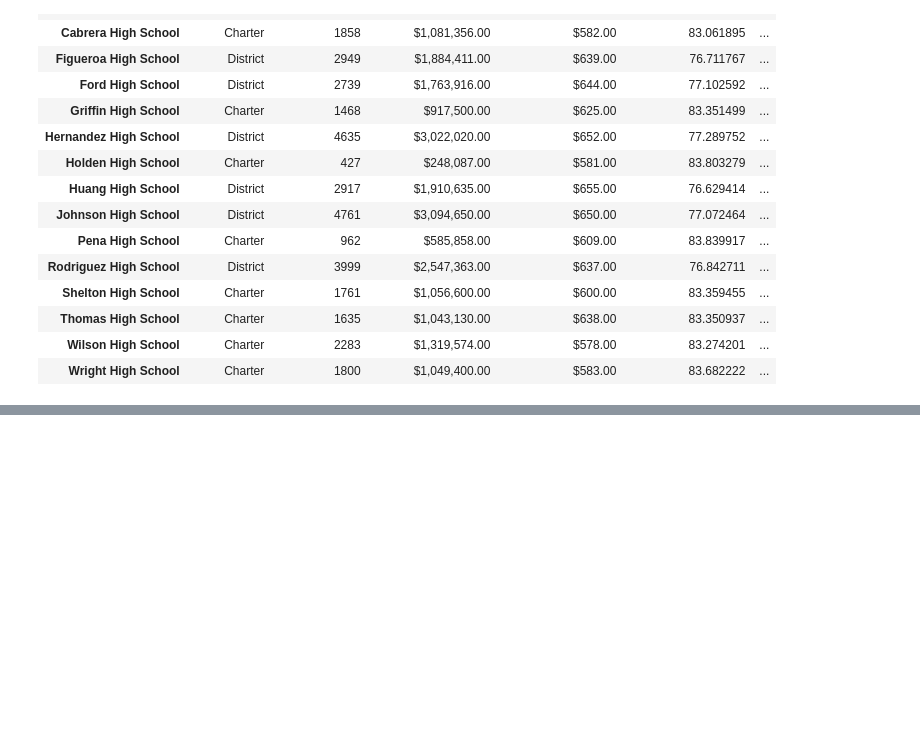
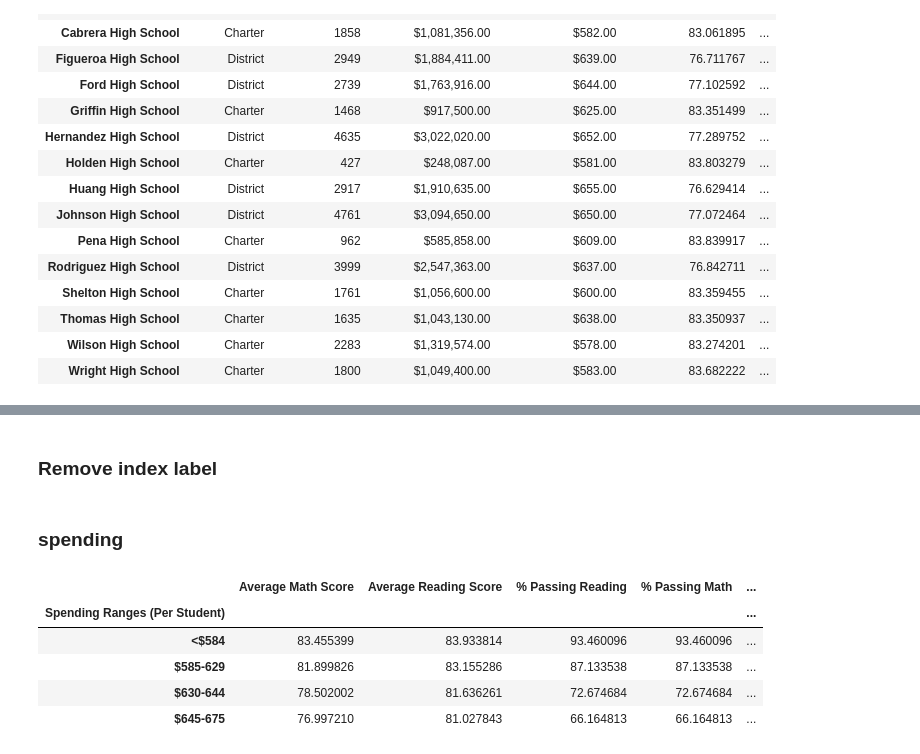
Before and after one commit to NitewingGW/School_District_Analysis, a Jupyter notebook: PyCitySchools_Challenge_testing.ipynb, the cells around one changed output, grey strips where cells are left out. Drawn from its saved outputs; the diff is of its cells as text; code cells hidden in the pictures; blank space fills up the shorter version.

```diff
--- a/PyCitySchools_Challenge_testing.ipynb
+++ b/PyCitySchools_Challenge_testing.ipynb
@@ -1947,3 +2018,63 @@ per_school_summary_df
+# %% [markdown]
+### Remove index label
+# %%
+math_scores_df.index.name = None
+reading_scores_df.index.name = None
+reading_scores_df
+#district_summary_df["Average Math Score"] = district_summary_df["Average Math Score"].map("{:.1f}".format)
+# %% [markdown]
+### spending
+# %%
+
+
+# Establish the spending bins and group names.
+spending_bins = [0, 585, 630, 645, 675]
+group_names = ["<$584", "$585-629", "$630-644", "$645-675"]
+
+per_school_summary_df["Spending Ranges (Per Student)"] = pd.cut(per_school_capita, spending_bins, labels=group_names)
+per_school_summary_df
+
+per_school_spending_by_scores_avg_math = per_school_summary_df.groupby(["Spending Ranges (Per Student)"]).mean()["Average Math Score"]
+per_school_spending_by_scores_avg_reading = per_school_summary_df.groupby(["Spending Ranges (Per Student)"]).mean()["Average Reading Score"]
+per_school_spending_by_scores_percent_reading = per_school_summary_df.groupby(["Spending Ranges (Per Student)"]).mean()["% Passing Reading"]
+per_school_spending_by_scores_percent_math = per_school_summary_df.groupby(["Spending Ranges (Per Student)"]).mean()["% Passing Math"]
+per_school_spending_by_scores_percent_overall = per_school_summary_df.groupby(["Spending Ranges (Per Student)"]).mean()["% Overall Passing"]
+
+spending_summary_df = pd.DataFrame({
+    "Average Math Score": per_school_spending_by_scores_avg_math,
+    "Average Reading Score": per_school_spending_by_scores_avg_reading,
+    "% Passing Reading": per_school_spending_by_scores_percent_math,
+    "% Passing Math": per_school_spending_by_scores_percent_math,
+    "% Overall Passing": per_school_spending_by_scores_percent_overall})
+
+spending_summary_df["Average Math Score"] = spending_summary_df["Average Math Score"].map("{:.1f}".format)
+spending_summary_df["Average Reading Score"] = reading_scores_df["10th"].map("{:.1f}".format)
+spending_summary_df["% Passing Reading"] = reading_scores_df["11th"].map("{:.1f}".format)
+spending_summary_df[ "% Overall Passing"] = reading_scores_df["12th"].map("{:.1f}".format)
+
+
+spending_summary_df
+#per_school_capita = per_school_budget / per_school_counts
+#per_school_capita
+
+# Categorize spending based on the bins.
+#per_school_summary_df["Spending Ranges (Per Student)"] = pd.cut(per_school_capita, spending_bins, labels=group_names)
+
+#per_school_summary_df
+
+# Calculate averages for the desired columns.
+#spending_math_scores = per_school_summary_df.groupby(["Spending Ranges (Per Student)"]).mean()["Average Math Score"]
+# Group each school Series by the school name for the average math score.
+
+
+# Group each school Series by the school name for the average reading score.
+# %% [output]
+|  | Average Math Score | Average Reading Score | % Passing Reading | % Passing Math | ... |
+| Spending Ranges (Per Student) |  |  |  |  | ... |
+| <$584 | 83.455399 | 83.933814 | 93.460096 | 93.460096 | ... |
+| $585-629 | 81.899826 | 83.155286 | 87.133538 | 87.133538 | ... |
+| $630-644 | 78.502002 | 81.636261 | 72.674684 | 72.674684 | ... |
+| $645-675 | 76.997210 | 81.027843 | 66.164813 | 66.164813 | ... |
 # %%
 # Combine each Series for average math scores by school into single data frame.
 
```
Also changed, not shown: parts of 11 cells of this notebook.
